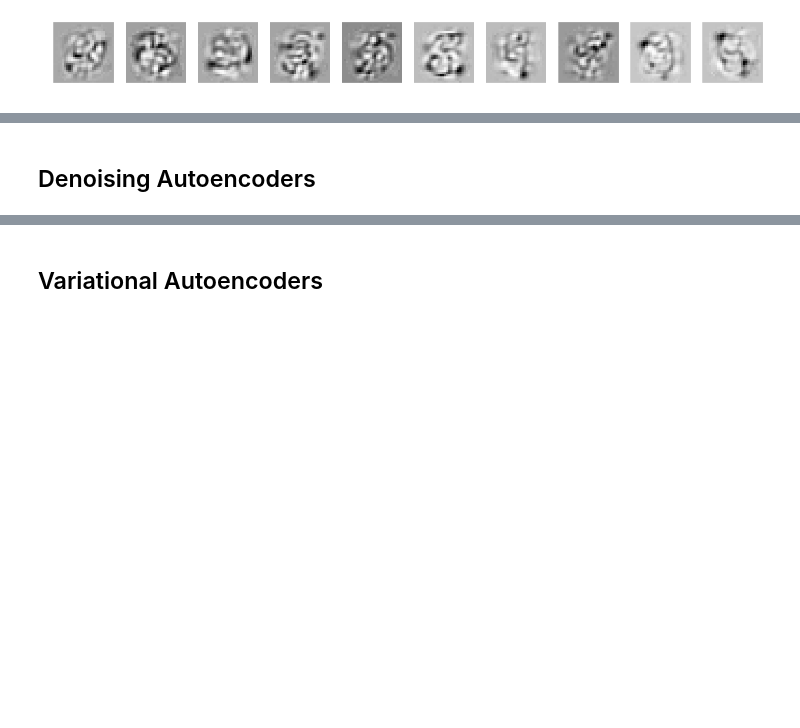
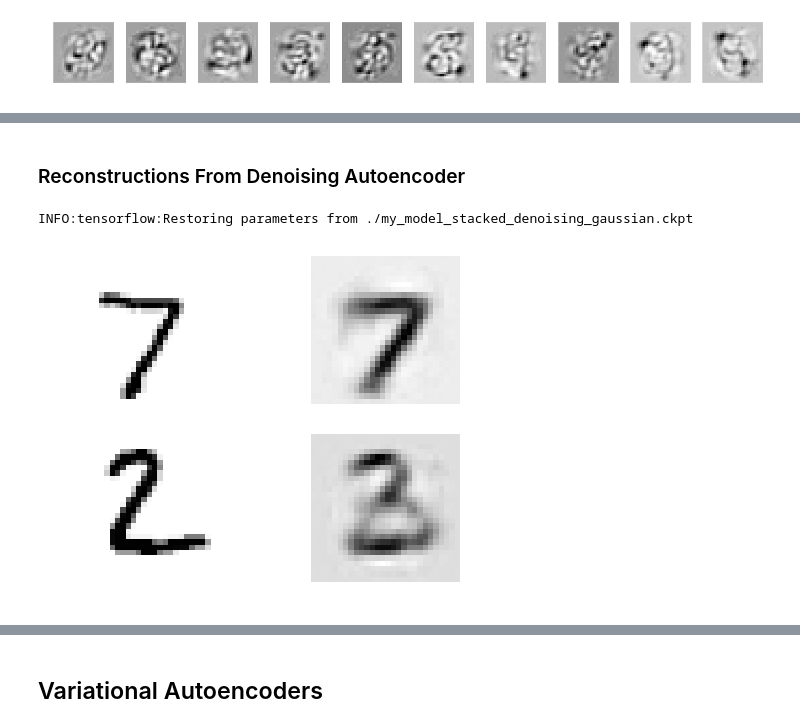
Before and after one commit to gelazari/autoencoder-meetup, a Jupyter notebook: autoencoders.ipynb, the cells around one changed output, grey strips where cells are left out. Cells and saved outputs as stored; diff of their text form; code cells hidden in the pictures; blank space fills up the shorter version.

Commit message:
example of denoising autoencoders

```diff
--- a/autoencoders.ipynb
+++ b/autoencoders.ipynb
@@ -513,0 +530,27 @@ plot_features_from_first_hidden_layer(weights1_val)
+# %%
+# source: https://github.com/ageron/handson-ml
+reset_graph()
+
+n_inputs = 28 * 28
+n_hidden1 = 300
+n_hidden2 = 150  # codings
+n_hidden3 = n_hidden1
+n_outputs = n_inputs
+
+learning_rate = 0.01
+# %%
+# source: https://github.com/ageron/handson-ml
+noise_level = 1.0
+
+X = tf.placeholder(tf.float32, shape=[None, n_inputs])
+X_noisy = X + noise_level * tf.random_normal(tf.shape(X))
+
+hidden1 = tf.layers.dense(X_noisy, n_hidden1, activation=tf.nn.relu,
+                          name="hidden1")
+hidden2 = tf.layers.dense(hidden1, n_hidden2, activation=tf.nn.relu, # not shown in the book
+                          name="hidden2")                            # not shown
+hidden3 = tf.layers.dense(hidden2, n_hidden3, activation=tf.nn.relu, # not shown
+                          name="hidden3")                            # not shown
+outputs = tf.layers.dense(hidden3, n_outputs, name="outputs")        # not shown
+
+reconstruction_loss = tf.reduce_mean(tf.square(outputs - X)) # MSE
@@ -514,2 +592,10 @@ plot_features_from_first_hidden_layer(weights1_val)
+# %%
+def show_denoising_autoencoder_results(X, outputs):
+    show_reconstructed_digits(X, outputs, model_path = "./my_model_stacked_denoising_gaussian.ckpt", n_test_digits = 2)
 # %% [markdown]
-## Denoising Autoencoders
+### Reconstructions From Denoising Autoencoder
+# %%
+show_denoising_autoencoder_results(X, outputs)
+# %% [output]
+INFO:tensorflow:Restoring parameters from ./my_model_stacked_denoising_gaussian.ckpt
+[figure, added]
```
Also changed, not shown: parts of 9 cells of this notebook.
